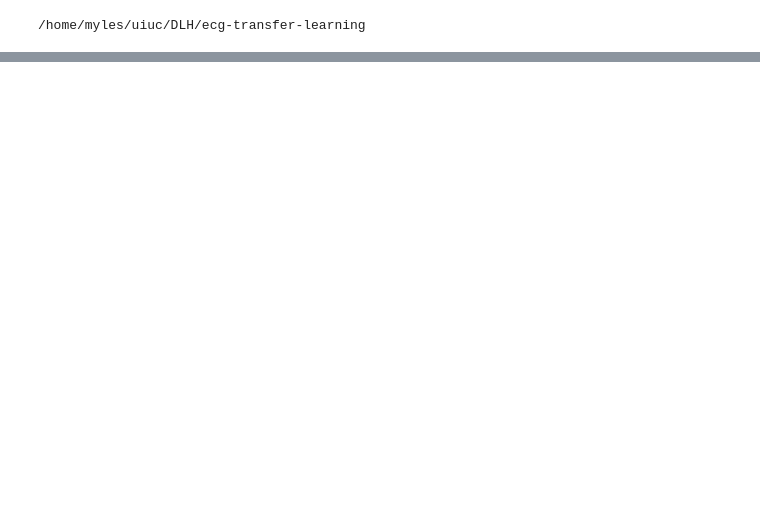
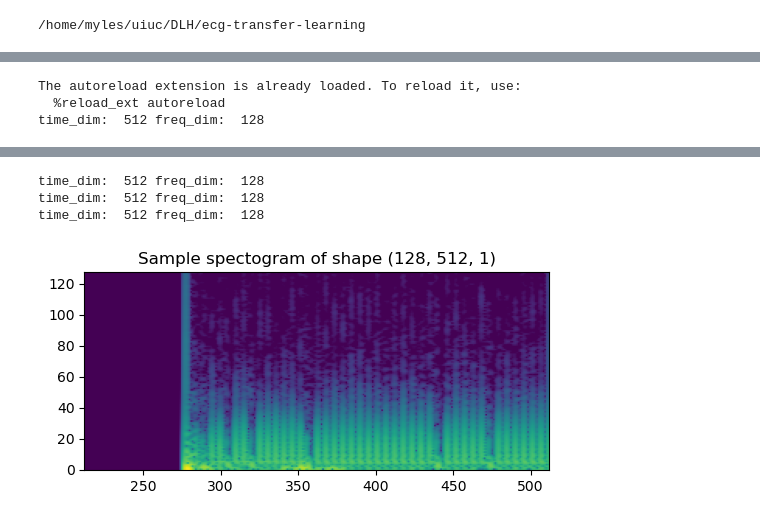
Before and after one commit to myles-i/DLH_TransferLearning, a Jupyter notebook: jupyter_notebooks/explore_spectogram.ipynb, the cells around one changed output, grey strips where cells are left out. Saved outputs shown, nothing was run; the diff lists cells and outputs as text; code cells hidden in the pictures; blank space fills up the shorter version.

```diff
--- a/jupyter_notebooks/explore_spectogram.ipynb
+++ b/jupyter_notebooks/explore_spectogram.ipynb
@@ -378,0 +225,56 @@ for x, y in sample_output:
+# %%
+%load_ext autoreload
+%autoreload 2
+from finetuning.utils import train_test_split
+from finetuning.spectrogram_datasets import create_spectogram_dataset_from_data
+
+# inputs to data generators
+val_size = 0.0625
+batch_size = 32
+
+# spectogram parameters
+frame_size = 4096*4 # full size of input data
+n_slices = frame_size//stride
+n_freqs = 128
+
+train_file = datadir + '/physionet_finetune/physionet_train.pkl'
+test_file = datadir + '/physionet_finetune/physionet_test.pkl'
+
+# load the data
+train_data = load_pkl(train_file)
+num_classes = train_data['y'].shape[1]
+
+test_data = load_pkl(test_file)
+
+# split into train and test
+train_data, val_data = train_test_split(train_data, test_size=val_size, stratify=train_data['y'])
+
+# create generators
+train_data = create_spectogram_dataset_from_data(train_data, frame_size=frame_size, window_size = window_size, stride=stride, n_freqs=n_freqs).batch(batch_size)
+val_data = create_spectogram_dataset_from_data(val_data, frame_size=frame_size, window_size = window_size, stride=stride, n_freqs=n_freqs).batch(batch_size) if val_data else None
+
+test_data_single = create_spectogram_dataset_from_data(test_data, frame_size=frame_size, window_size = window_size, stride=stride, n_freqs=n_freqs)
+test_data = create_spectogram_dataset_from_data(test_data, frame_size=frame_size, window_size = window_size, stride=stride, n_freqs=n_freqs).batch(batch_size) if test_data else None
+
+sample_output = test_data_single.take(1)
+
+# Iterate over the sample_dataset to get the first element
+for x, y in sample_output:
+    # x and y are EagerTensor
+
+    # lets plot it
+    fig, ax = plt.subplots(1, 1, figsize=(6, 6))
+    ax.imshow(x[:,:,0], cmap='viridis')
+    ax.set_title(f"Sample spectogram of shape {x.shape}")
+    ax.invert_yaxis()
+
+    # zoom into last 200 slices
+    ax.set_xlim([n_slices-300, n_slices])
+
+    plt.show()
+
+    break
+# %% [output]
+The autoreload extension is already loaded. To reload it, use:
+  %reload_ext autoreload
+time_dim:  512 freq_dim:  128
@@ -379 +282,5 @@ for x, y in sample_output:
+time_dim:  512 freq_dim:  128
+time_dim:  512 freq_dim:  128
+time_dim:  512 freq_dim:  128
+[figure, added]
 # %%
```
Also changed, not shown: parts of 14 cells of this notebook, 4 other files.
